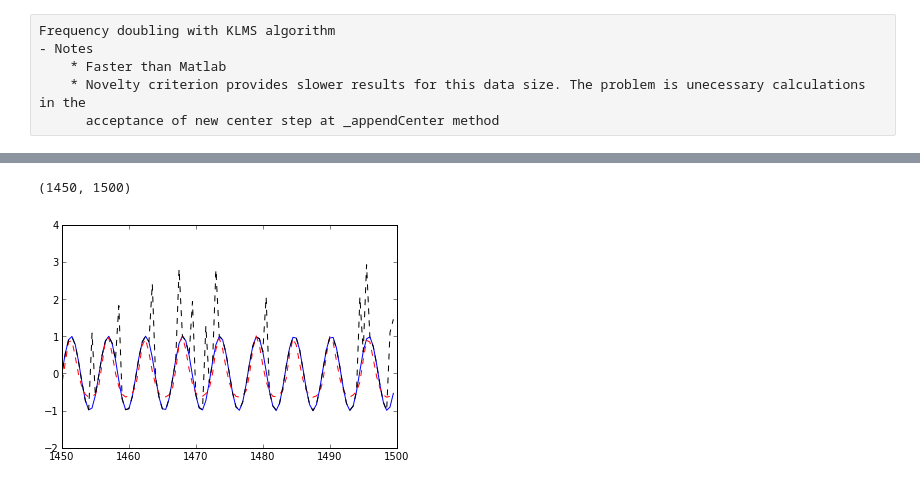
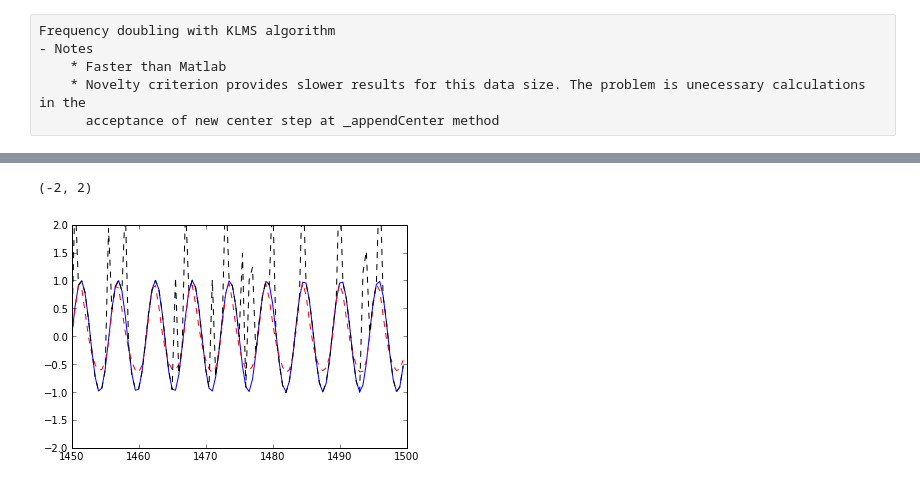
Before and after one commit to EderSantana/adaptive_kernel_methods, a Jupyter notebook: KLMS example.ipynb, the cells around one changed output, grey strips where cells are left out. Saved outputs shown, nothing was run; the diff lists cells and outputs as text; code cells hidden in the pictures.

```diff
--- a/KLMS example.ipynb
+++ b/KLMS example.ipynb
@@ -38,11 +38,12 @@ SyntaxError: invalid syntax (<ipython-input-24-2a74cceb20f0>, line 29)
 # %%
 pl.plot(t[1:],d)
 pl.plot(t[1:],klms.X_transformed_,"--r")
 pl.plot(t[1:],dhat,"--k")
 xlim([1450, 1500])
+ylim([-2, 2])
 # %% [output]
-(1450, 1500)
+(-2, 2)
-[figure, old version]
+[figure, new version]
 # %%
 klms.coeff_.shape
 # %% [output]
```
Also changed, not shown: parts of 6 cells of this notebook, 5 other files.
